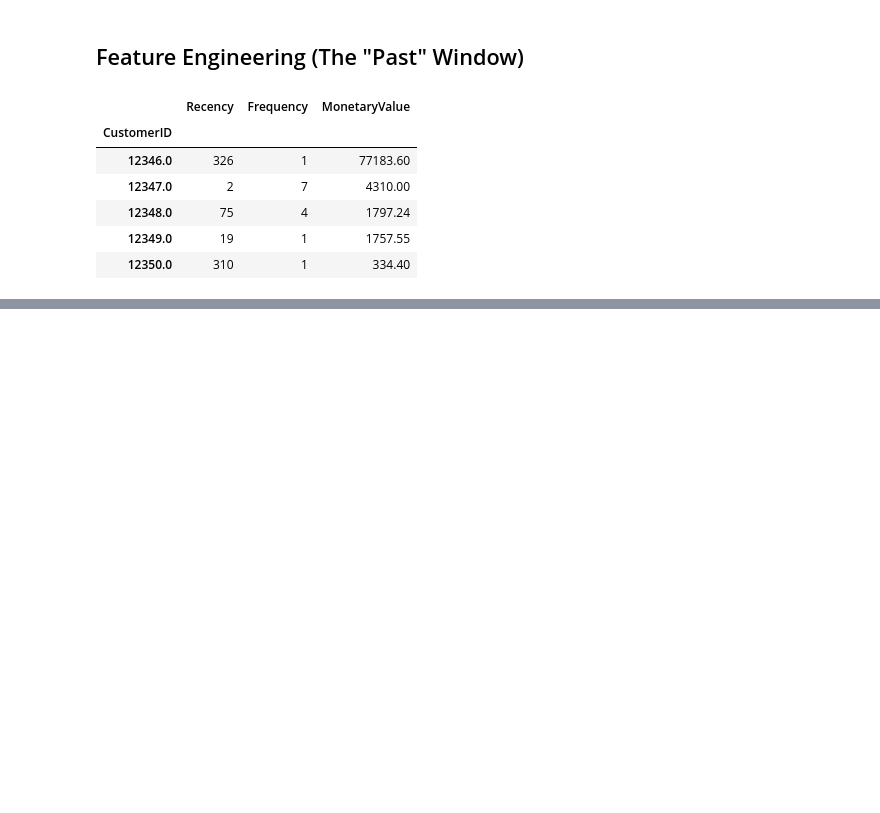
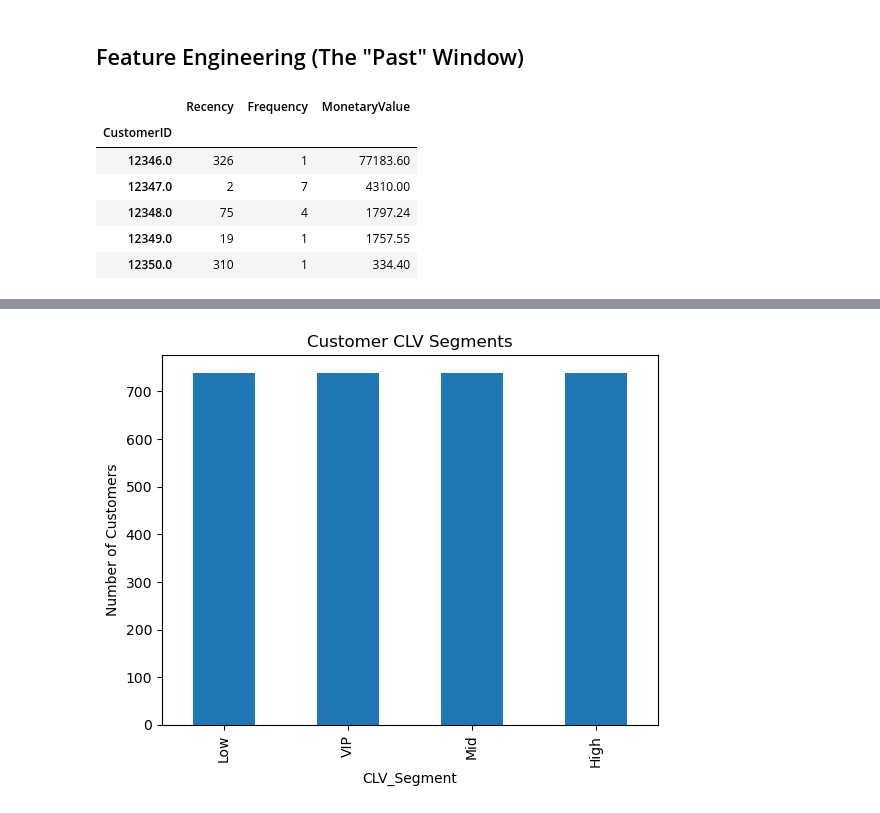
Before and after one commit to SaifEldeen11/customer-lifetime-value-analysis, a Jupyter notebook: CustomerLifetimeValue.ipynb, the cells around one changed output, grey strips where cells are left out. Drawn from its saved outputs; the diff is of its cells as text; code cells hidden in the pictures; blank space fills up the shorter version.

```diff
--- a/CustomerLifetimeValue.ipynb
+++ b/CustomerLifetimeValue.ipynb
@@ -190,0 +295,8 @@ customer_features.head()
+# %%
+from sklearn.linear_model import LinearRegression
+
+lr = LinearRegression()
+
+lr.fit(x_train, y_train)
+
+lr_preds = lr.predict(x_test)
@@ -190,0 +316,8 @@ customer_features.head()
+# %%
+from sklearn.ensemble import RandomForestRegressor
+
+rf = RandomForestRegressor(n_estimators=200, random_state=42,n_jobs=-1)
+
+rf.fit(x_train, y_train)
+
+rf_preds = rf.predict(x_test)
@@ -190,0 +378,9 @@ customer_features.head()
+# %%
+pred_log = rf.predict(x)
+model_df['PredictedCLV'] = np.expm1(pred_log)
+# %%
+model_df['CLV_Segment'] = pd.qcut(
+    model_df['PredictedCLV'],
+    q=4,
+    labels=['Low', 'Mid', 'High', 'VIP']
+)
@@ -190,0 +412,12 @@ customer_features.head()
+# %%
+import matplotlib.pyplot as plt
+
+model_df['CLV_Segment'].value_counts().plot(
+    kind='bar'
+)
+
+plt.title('Customer CLV Segments')
+plt.ylabel('Number of Customers')
+plt.show()
+# %% [output]
+[figure, added]
```
Also changed, not shown: parts of 26 cells of this notebook.
